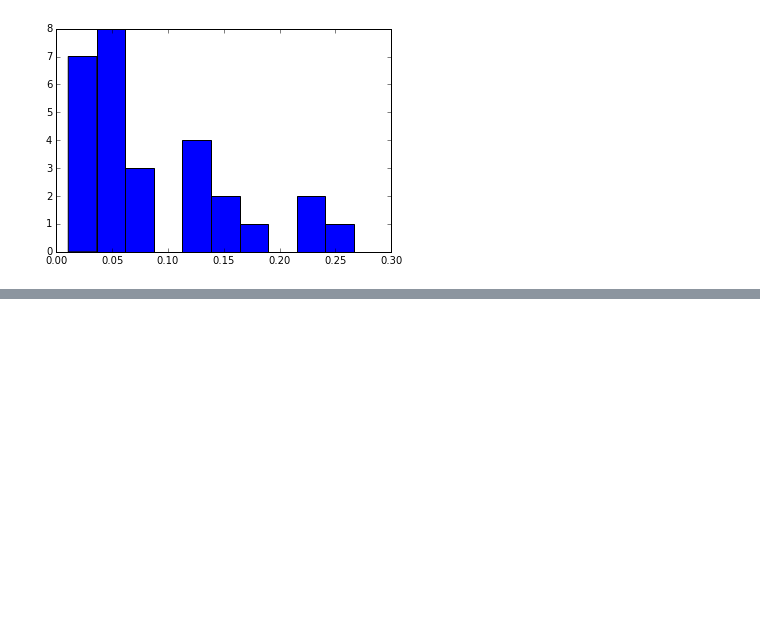
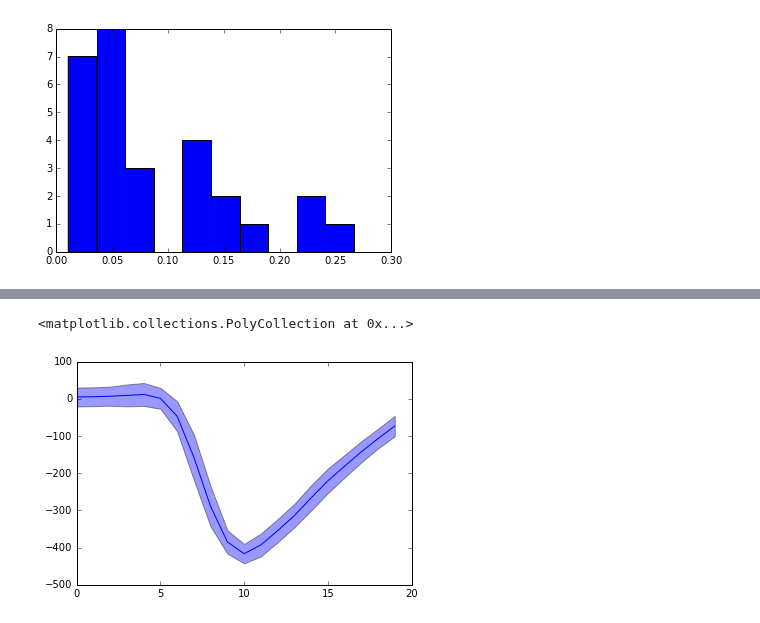
Before and after one commit to kylerbrown/python-for-neuroscience, a Jupyter notebook: Working with Data, Part I.ipynb, the cells around one changed output, grey strips where cells are left out. Saved outputs shown, nothing was run; the diff lists cells and outputs as text; code cells hidden in the pictures; blank space fills up the shorter version.

```diff
--- a/Working with Data, Part I.ipynb
+++ b/Working with Data, Part I.ipynb
@@ -89,0 +95,6 @@ plt.hist(ISI);
+# %%
+plt.plot(waves.mean(1))
+plt.fill_between(np.arange(20), waves.mean(1)+waves.std(1), waves.mean(1)-waves.std(1), alpha=.4)
+# %% [output]
+<matplotlib.collections.PolyCollection at 0x...>
+[figure, added]
```
Also changed, not shown: parts of 2 cells of this notebook.
